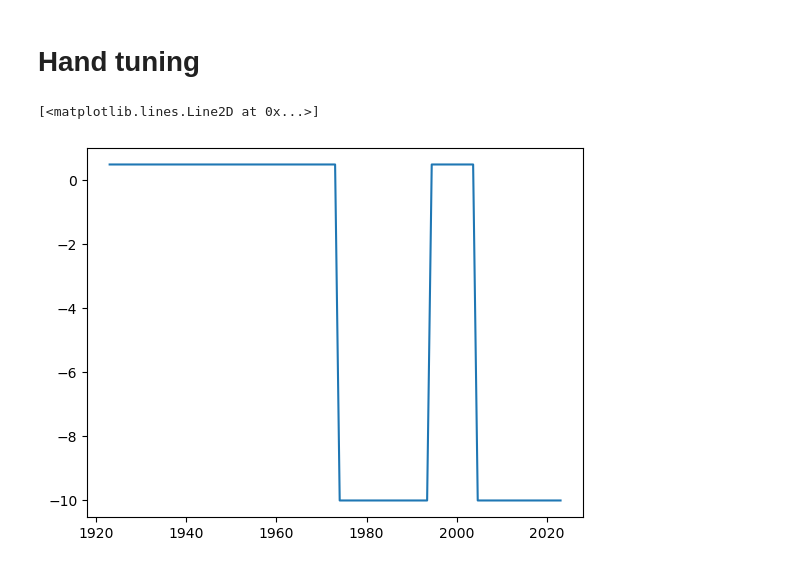
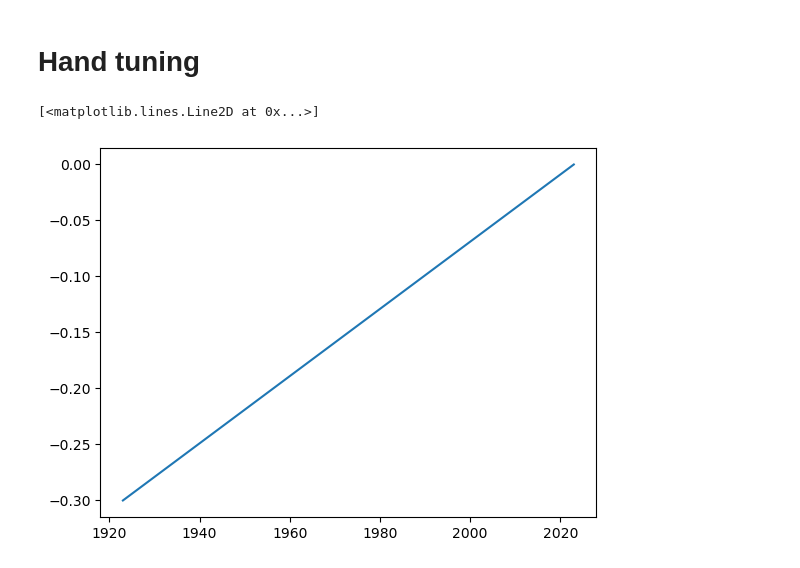
Before and after one commit to johnmorganmanos/Antarctica_AH_Thermometry, a Jupyter notebook: Untitled.ipynb, the cells around one changed output. Saved outputs shown, nothing was run; the diff lists cells and outputs as text; code cells hidden in the pictures.

```diff
--- a/Untitled.ipynb
+++ b/Untitled.ipynb
@@ -103,3 +106,10 @@ ax.set_ylabel('Accumulation')
 # %% [output]
 Text(0, 0.5, 'Accumulation')
 [figure]
+# %%
+accumulation = np.array([0.4]*nt)
+accumulation[50:] = .9
+t=np.linspace(tmin,tmax, nt)
+fig,ax = plt.subplots()
+ax.plot(t,accumulation)
+ax.set_ylabel('Accumulation')
@@ -106,5 +119,5 @@ Text(0, 0.5, 'Accumulation')
 # %%
-t_surf = np.array([-31]*nt)
+t_surf = np.array([-32.5]*nt)
 U,t,z = heat_var_accum(t_surf,
                        accumulation,
          tmax = tmax,
@@ -172,15 +186,15 @@ Text(0.5, 0, 'Temperature (K)')
 # Hand tuning
 # %%
 t=np.linspace(tmin,tmax, nt)
-# accumulation = np.linspace(0.3,-0.3,nt)
-accumulation = np.array([0.5]*nt)
-accumulation[50:70] = -10
-accumulation[80:] = -10
+accumulation = np.linspace(-0.3,0,nt)
+# accumulation = np.array([0.5]*nt)
+# accumulation[50:70] = -10
+# accumulation[80:] = -10
 fig,ax = plt.subplots()
 ax.plot(t,accumulation)
 # %% [output]
 [<matplotlib.lines.Line2D at 0x...>]
-[figure, old version]
+[figure, new version]
 # %%
 t_surf = np.array([-32]*nt)
 U,t,z = heat_var_accum(t_surf,
```
Also changed, not shown: parts of 22 cells of this notebook.
